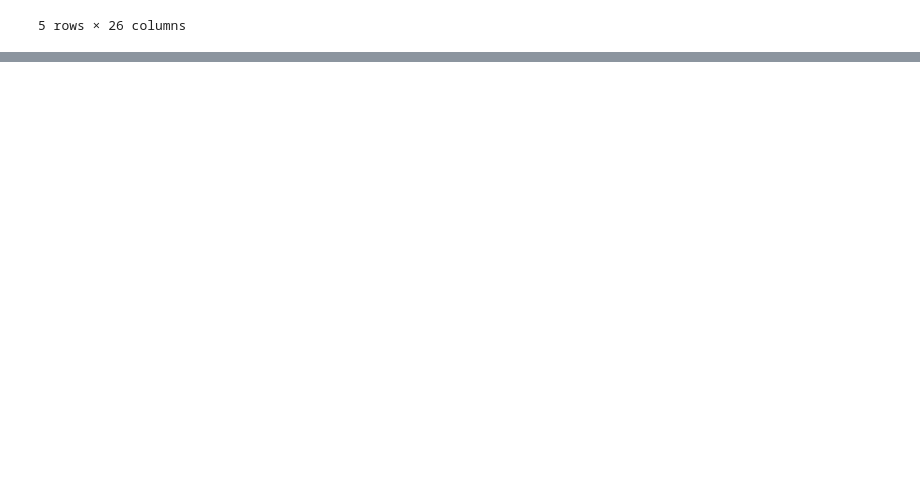
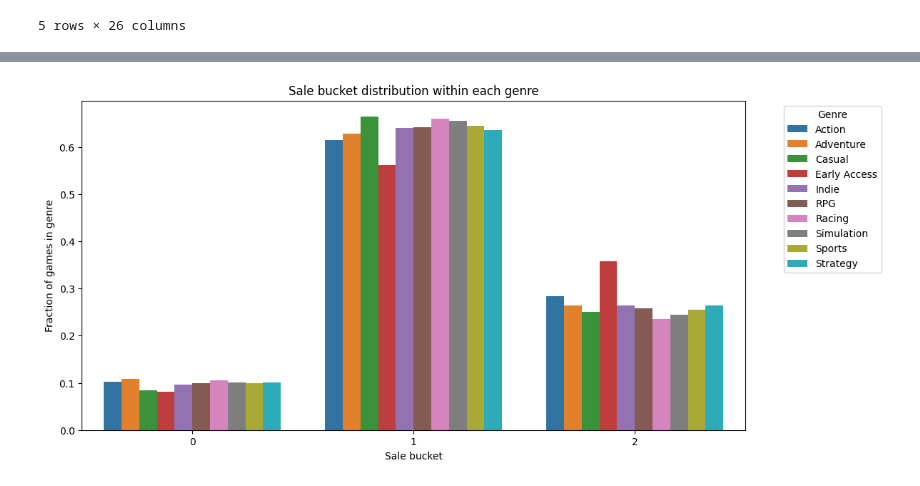
Before and after one commit to faraz1272/steam-discount-forecast, a Jupyter notebook: notebooks/model_building_experimentation.ipynb, the cells around one changed output, grey strips where cells are left out. Saved outputs shown, nothing was run; the diff lists cells and outputs as text; code cells hidden in the pictures; blank space fills up the shorter version.

```diff
--- a/notebooks/model_building_experimentation.ipynb
+++ b/notebooks/model_building_experimentation.ipynb
@@ -1343,3 +1377,16 @@ df_merged.head()
 | 3 | 018d937e-e9cb-728b-8309-979905bf3e82 | 965990.0 | Destiny's Sword | 2022-10-17 | 1 | 0 | 8.99 | 66 | ... |
 | 4 | 018d937e-e9ce-718b-9715-111f51df7457 | 896520.0 | Stay Out of the House | 2022-10-14 | 0 | 0 | 14.99 | 39 | ... |
 5 rows × 26 columns
+# %%
+def create_buckets(row: list=None) -> int:
+    if row <= 30:
+        return 0
+    elif row <= 90:
+        return 1
+    else:
+        return 2
+
+# creating a new column "sale_bucket" based on "days_to_first_sale"
+
+df_merged['sale_bucket'] = df_merged['days_to_first_sale'].apply(create_buckets)
+df_merged['sale_bucket'].value_counts()
@@ -1345,0 +1439,44 @@ df_merged.head()
+# %%
+# Step 1: explode genres into separate rows again
+df_genre = df_merged.assign(genre=df_merged["Genres"].str.split(";")).explode("genre")
+df_genre["genre"] = df_genre["genre"].str.strip()
+
+# Step 2: count bucket distribution per genre
+genre_sale_dist = (
+    df_genre.groupby(["genre", "sale_bucket"])
+            .size()
+            .reset_index(name="count")
+)
+
+# Step 3: normalize by genre (row-wise percentages)
+genre_sale_dist["pct"] = genre_sale_dist.groupby("genre")["count"].transform(
+    lambda x: x / x.sum()
+)
+
+# Step 4: pick top N genres to visualize
+top_genres = (
+    df_genre["genre"].value_counts()
+    .head(10)   # change number if you want more
+    .index.tolist()
+)
+
+plot_data = genre_sale_dist[genre_sale_dist["genre"].isin(top_genres)]
+
+# Step 5: plot classes on x-axis
+import seaborn as sns
+import matplotlib.pyplot as plt
+
+plt.figure(figsize=(12, 6))
+sns.barplot(
+    data=plot_data,
+    x="sale_bucket",
+    y="pct",
+    hue="genre"
+)
+plt.title("Sale bucket distribution within each genre")
+plt.ylabel("Fraction of games in genre")
+plt.xlabel("Sale bucket")
+plt.legend(title="Genre", bbox_to_anchor=(1.05, 1), loc='upper left')
+plt.show()
+# %% [output]
+[figure, added]
```
Also changed, not shown: parts of 39 cells of this notebook, 1 other file.
